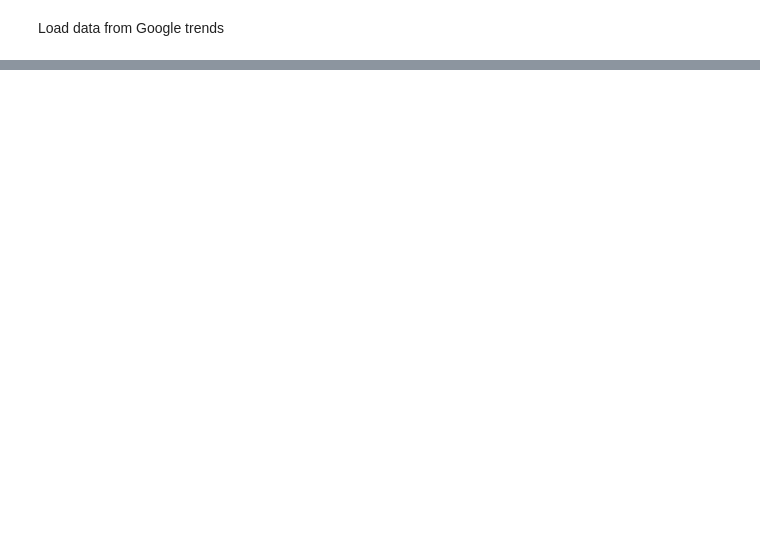
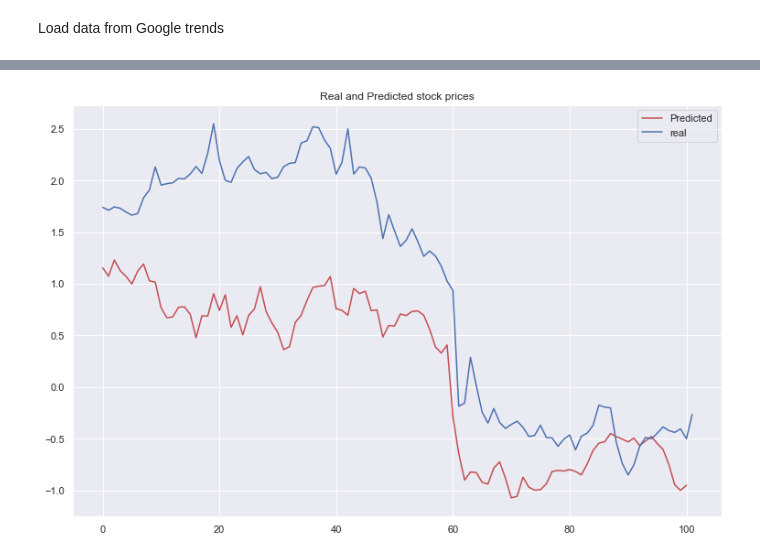
Before and after one commit to geniusserg/StockGoogler, a Jupyter notebook: task.ipynb, the cells around one changed output, grey strips where cells are left out. Cells and saved outputs as stored; diff of their text form; code cells hidden in the pictures; blank space fills up the shorter version.

```diff
--- a/task.ipynb
+++ b/task.ipynb
@@ -277,0 +377,13 @@ plt.show()
+# %%
+winsize = 3
+X = []
+y = []
+for i in range(pricedata_scaled.shape[0]-winsize):
+    X.append(pricedata_scaled[i:i+winsize, :-1])
+    y.append(pricedata_scaled[i+winsize, 0])
+X = np.array(X)
+y = np.array(y)
+tsplit_idx = int(len(X)*0.8)
+X_train, X_test, y_train, y_test = X[:tsplit_idx], X[tsplit_idx:], y[:tsplit_idx], y[tsplit_idx:]
+
+print(f"X shape {X_train.shape} test shape {X_test.shape} y shape {y_train.shape}")
@@ -277,0 +392,19 @@ plt.show()
+# %%
+model = Sequential()
+param_num=X_train.shape[2]
+model.add(Input((winsize, param_num)))
+model.add(LSTM(64, return_sequences=False, kernel_regularizer="l2"))
+model.add(Dense(16, activation="linear"))
+model.add(Dense(1, activation="linear"))
+model.compile(metrics="mape", loss="mse", optimizer=Adam(0.0001))
+history = model.fit(X_train, y_train, validation_data=(X_test, y_test), epochs=30, verbose=0)
+
+plt.plot(history.history["val_mape"], "r-")
+plt.plot(history.history["mape"])
+plt.title("Validfation (mAPE metric)")
+plt.legend(["Validation", "Train"])
+plt.show()
+y_pred = model.predict(X_test)
+print(f"mAPE: {round(mean_absolute_percentage_error(y_true=y_test, y_pred=y_pred), 5)}%")
+print(f"MSE (scaled): {round(mean_squared_error(y_true=y_test, y_pred=y_pred), 6)}")
+print(f"R2: {round(r2_score(y_true=y_test, y_pred=y_pred), 2)}")
@@ -277,0 +417,8 @@ plt.show()
+# %%
+plt.plot(y_pred[1:], "r")
+plt.plot(y_test, "b-")
+plt.legend(["Predicted", "real"])
+plt.title("Real and Predicted stock prices")
+plt.show()
+# %% [output]
+[figure, added]
```
Also changed, not shown: parts of 41 cells of this notebook, 1 other file.
